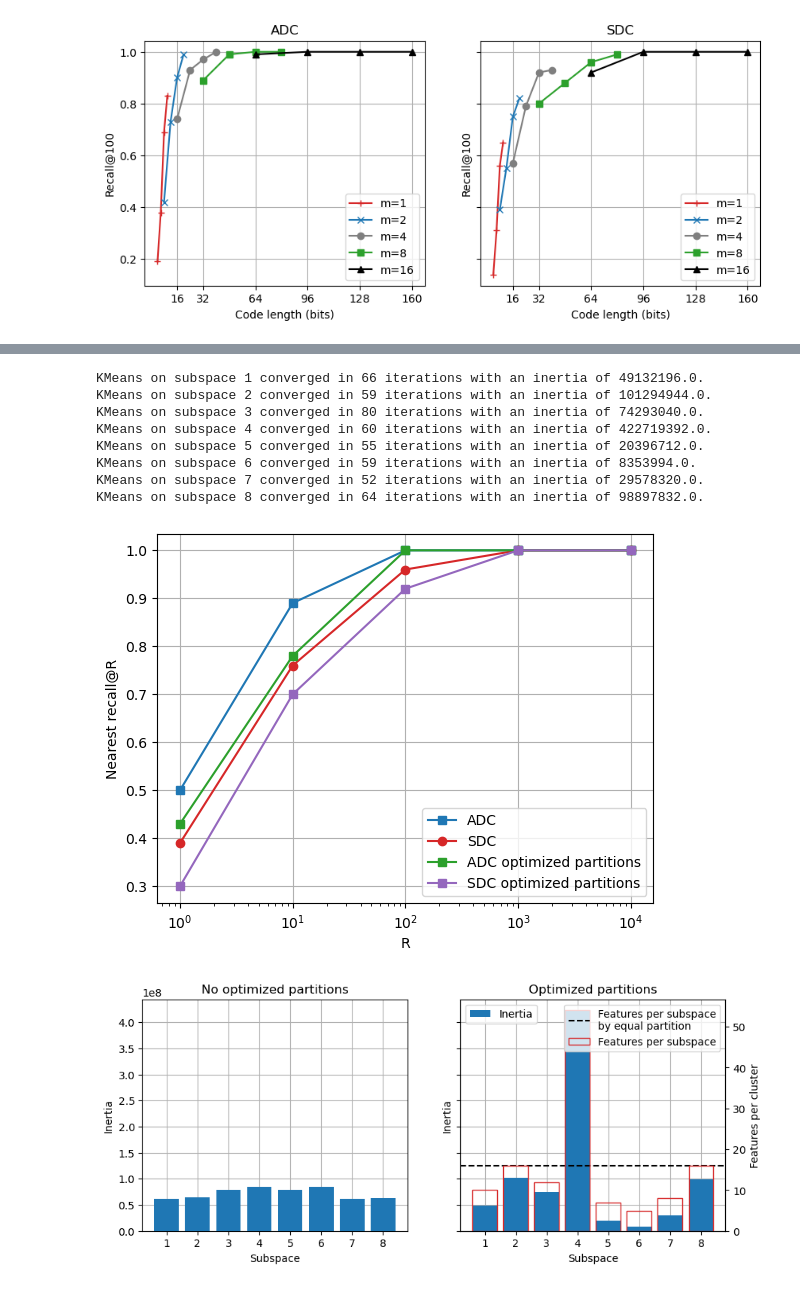
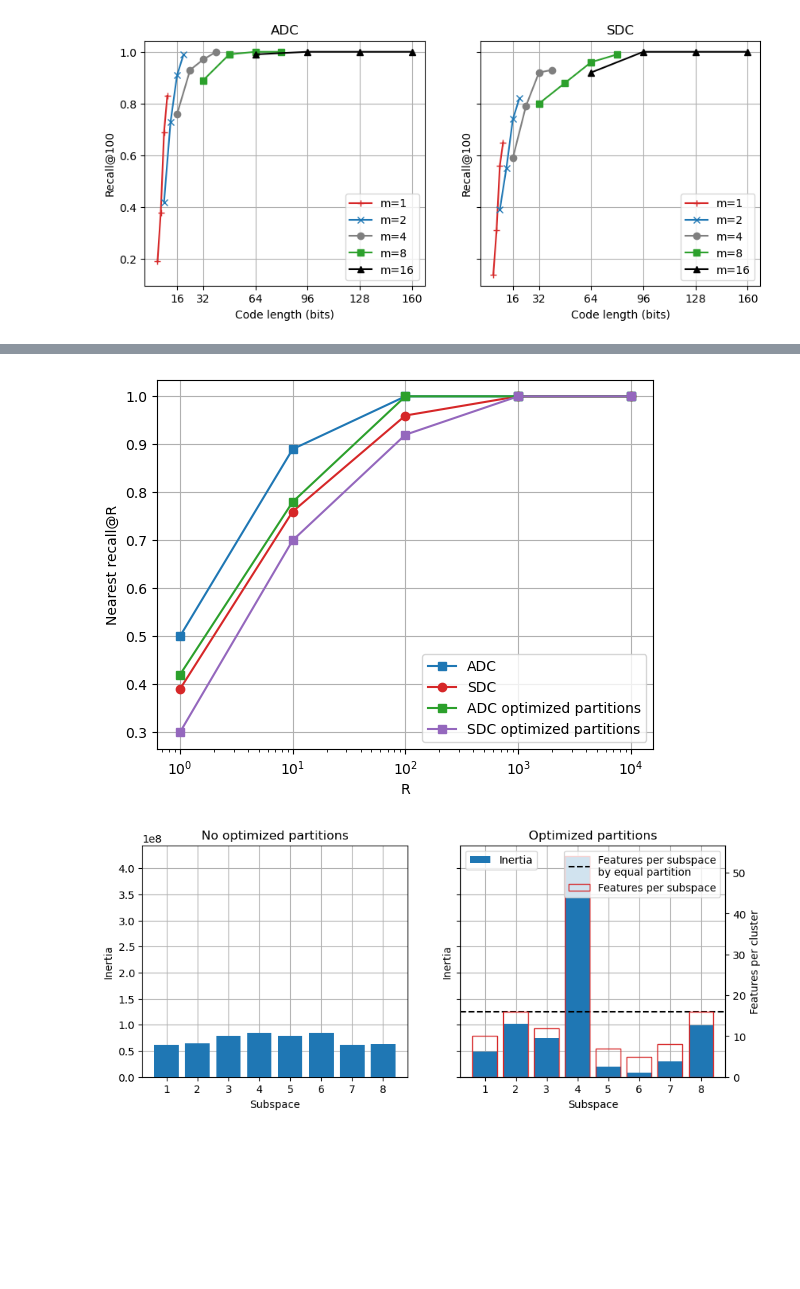
Before and after one commit to iretes/IR-proj, a Jupyter notebook: experiments.ipynb, the cells around one changed output, grey strips where cells are left out. Cells and saved outputs as stored; diff of their text form; code cells hidden in the pictures; blank space fills up the shorter version.

```diff
--- a/experiments.ipynb
+++ b/experiments.ipynb
@@ -343,7 +343,7 @@ pd.DataFrame({
 |  | ADC | Corrected ADC | SDC | Corrected SDC |
 | Variance of error | 0.006804 | 0.007472 | 0.013667 | 0.014331 |
 # %%
-def compute_recall(index, R, queries, exact_ranks, w=4): # TODO: passa ranking
+def compute_recall(index, R, queries, exact_ranks, w=4, correct=True, sym=True):
     asym_recall = np.full((len(queries), len(R)), np.nan)
     nearest_asym_recall = np.full((len(queries), len(R)), np.nan)
     asym_corr_recall = np.full((len(queries), len(R)), np.nan)
@@ -356,28 +356,35 @@ def compute_recall(index, R, queries, exact_ranks, w=4): # TODO: passa ranking
     for i, query in enumerate(queries):
         if type(index) == PQ:
             _, asym_rank = index.search(query, subset=None, asym=True, correct=False)
-            _, asym_corr_rank = index.search(query, subset=None, asym=True, correct=True)
-            _, sym_rank = index.search(query, subset=None, asym=False, correct=False)
-            _, sym_corr_rank = index.search(query, subset=None, asym=False, correct=True)
+            if correct:
+                _, asym_corr_rank = index.search(query, subset=None, asym=True, correct=True)
+            if sym:
+                _, sym_rank = index.search(query, subset=None, asym=False, correct=False)
+                if correct:
+                    _, sym_corr_rank = index.search(query, subset=None, asym=False, correct=True)
         else:
             _, asym_rank = index.search(query, w=w, asym=True, correct=False)
-            _, asym_corr_rank = index.search(query, w=w, asym=True, correct=True)
-            _, sym_rank = index.search(query, w=w, asym=False, correct=False)
-            _, sym_corr_rank = index.search(query, w=w, asym=False, correct=True)
+            if correct:
+                _, asym_corr_rank = index.search(query, w=w, asym=True, correct=True)
+            if sym:
+                _, sym_rank = index.search(query, w=w, asym=False, correct=False)
+                if correct:
+                    _, sym_corr_rank = index.search(query, w=w, asym=False, correct=True)
 
         for j, r in enumerate(R):
             if r <= len(asym_rank):
                 asym_recall[i][j] = recall_at_r(asym_rank, exact_ranks[i], r)
                 nearest_asym_recall[i][j] = exact_ranks[i][0] in asym_rank[:r]
-            if r <= len(asym_corr_rank):
+            if correct and r <= len(asym_corr_rank):
                 asym_corr_recall[i][j] = recall_at_r(asym_corr_rank, exact_ranks[i], r)
                 nearest_asym_corr_recall[i][j] = exact_ranks[i][0] in asym_corr_rank[:r]
-            if r <= len(sym_rank):
-                sym_recall[i][j] = recall_at_r(sym_rank, exact_ranks[i], r)
-                nearest_sym_recall[i][j] = exact_ranks[i][0] in sym_rank[:r]
-            if r <= len(sym_corr_rank):
-                sym_corr_recall[i][j] = recall_at_r(sym_corr_rank, exact_ranks[i], r)
-                nearest_sym_corr_recall[i][j] = exact_ranks[i][0] in sym_corr_rank[:r]
+            if sym:
+                if r <= len(sym_rank):
+                    sym_recall[i][j] = recall_at_r(sym_rank, exact_ranks[i], r)
+                    nearest_sym_recall[i][j] = exact_ranks[i][0] in sym_rank[:r]
+                if correct and r <= len(sym_corr_rank):
+                    sym_corr_recall[i][j] = recall_at_r(sym_corr_rank, exact_ranks[i], r)
+                    nearest_sym_corr_recall[i][j] = exact_ranks[i][0] in sym_corr_rank[:r]
 
     with warnings.catch_warnings(record=True) as w:
         asym_recall_mean = np.nanmean(asym_recall, axis=0)
@@ -691,30 +698,22 @@ axs[1].grid()
 # clustering = SpectralCoclustering(n_clusters=M, random_state=RANDOM_SEED).fit(tr_data)
 # clustering.column_labels_
 # %%
-pq_opt_part = PQ(M=M, K=K, seed=RANDOM_SEED, optimize_partitions=True, )
-pq_opt_part.train(tr_data, add=False, verbose=True)
-pq_opt_part.add(search_data, compute_distortions=True)
-results_pq_opt_part = compute_recall(pq_opt_part, R, queries, exact_ranks)
+pq_opt_part = PQ(M=M, K=K, seed=RANDOM_SEED, optimize_partitions=True)
+pq_opt_part.train(tr_data, add=False)
+pq_opt_part.add(search_data, compute_distortions=False)
+results_pq_opt_part = compute_recall(pq_opt_part, R, queries, exact_ranks, correct=False)
 
 plt.plot(R, results_pq["nearest_asym_recall_mean"], '-s', label="ADC", color=matplotlib.colormaps["tab20"](0))
 plt.plot(R, results_pq["nearest_sym_recall_mean"], '-o', label="SDC", color=matplotlib.colormaps["tab20"](6))
 plt.plot(R, results_pq_opt_part["nearest_asym_recall_mean"], '-s', label="ADC optimized partitions", color=matplotlib.colormaps["tab20"](4))
 plt.plot(R, results_pq_opt_part["nearest_sym_recall_mean"], '-s', label="SDC optimized partitions", color=matplotlib.colormaps["tab20"](8))
 plt.xscale('log')
 plt.xlabel('R')
 plt.ylabel('Nearest recall@R')
 plt.legend()
 plt.grid()
 # %% [output]
-KMeans on subspace 1 converged in 66 iterations with an inertia of 49132196.0.
-KMeans on subspace 2 converged in 59 iterations with an inertia of 101294944.0.
-KMeans on subspace 3 converged in 80 iterations with an inertia of 74293040.0.
-KMeans on subspace 4 converged in 60 iterations with an inertia of 422719392.0.
-KMeans on subspace 5 converged in 55 iterations with an inertia of 20396712.0.
-KMeans on subspace 6 converged in 59 iterations with an inertia of 8353994.0.
-KMeans on subspace 7 converged in 52 iterations with an inertia of 29578320.0.
-KMeans on subspace 8 converged in 64 iterations with an inertia of 98897832.0.
-[figure, old version]
+[figure, new version]
 # %%
 fig, axs = plt.subplots(1, 2, figsize=(10, 4), sharey=True)
 
```
Also changed, not shown: parts of 27 cells of this notebook, 1 other file.
